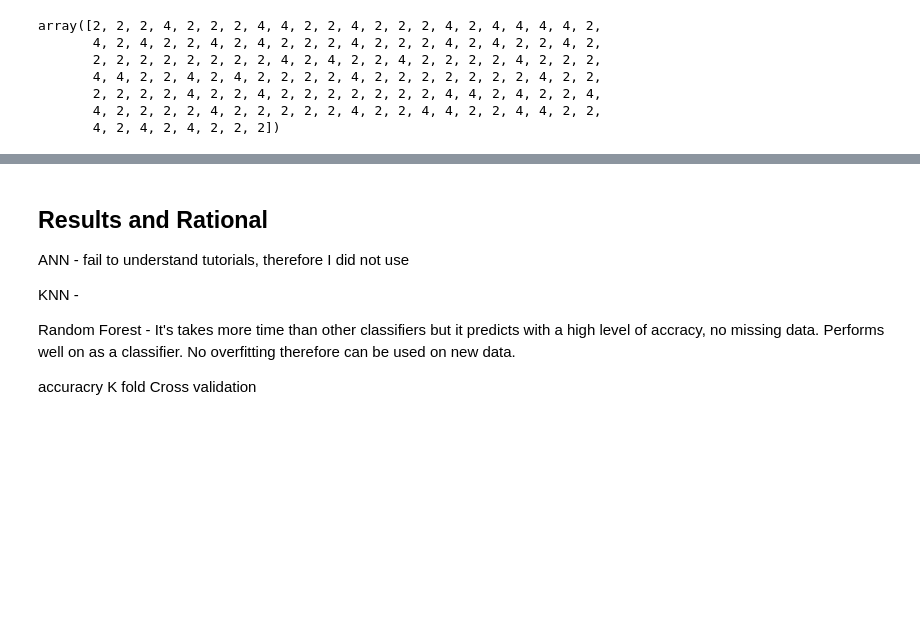
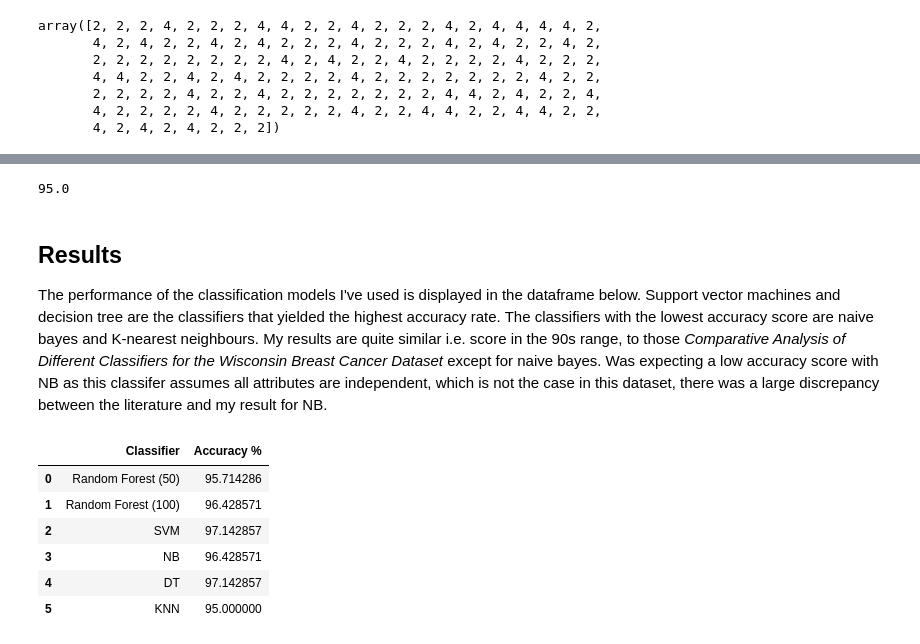
Before and after one commit to kalamkitty/ProgDA_project-2, a Jupyter notebook: PDFA Project 2.ipynb, the cells around one changed output, grey strips where cells are left out. Cells and saved outputs as stored; diff of their text form; code cells hidden in the pictures; blank space fills up the shorter version.

```diff
--- a/PDFA Project 2.ipynb
+++ b/PDFA Project 2.ipynb
@@ -451,6 +479,7 @@ array([2, 2, 2, 4, 2, 2, 2, 4, 4, 2, 2, 4, 2, 2, 2, 4, 2, 4, 4, 4, 4, 2,
        4, 2, 4, 4, 2, 4, 2, 2, 2, 2, 2, 4, 2, 2, 4, 4, 2, 2, 4, 4, 2, 2,
        4, 2, 4, 2, 4, 2, 2, 2])
 # %%
-accuracy_score(y_test, nb_predictions)
-print("Accuracy on test data nb: {:.2f}".format(nb.score(x_test, y_test)))
+y_pred = nb.predict(x_test)
+nbscore = accuracy_score(y_test, y_pred)*100
+print(nbscore)
 # %% [output]
@@ -472,5 +501,7 @@ array([2, 2, 2, 4, 2, 2, 2, 4, 4, 2, 2, 4, 2, 2, 2, 4, 2, 4, 4, 4, 4, 2,
        4, 2, 2, 2, 2, 4, 2, 2, 2, 2, 2, 4, 2, 2, 4, 4, 2, 2, 4, 4, 2, 2,
        4, 2, 4, 2, 4, 2, 2, 2])
 # %%
-print("Accuracy on test data KNN: {:.2f}".format(knn.score(x_test, y_test)))
+y_pred = knn.predict(x_test)
+knnscore = accuracy_score(y_test, y_pred)*100
+print(knnscore)
 # %% [output]
@@ -477,0 +511,6 @@ Accuracy on test data KNN: 0.97
+# %%
+# https://www.w3schools.com/python/python_ml_decision_tree.asp
+dtree = DecisionTreeClassifier()
+dtree = dtree.fit(x_train, y_train)
+dtree_predictions = dtree.predict(x_test)
+dtree_predictions
@@ -478,11 +525,24 @@ Accuracy on test data KNN: 0.97
+# %%
+y_pred = dtree.predict(x_test)
+dtreescore = accuracy_score(y_test, y_pred)*100
+print(dtreescore)
+# %% [output]
+95.0
 # %% [markdown]
+## Results
 
-## Results and Rational
-
-ANN - fail to understand tutorials, therefore I did not use
-
-KNN -
-
-Random Forest - It's takes more time than other classifiers but it predicts with a high level of accracy, no missing data. Performs well on as a classifier.  No overfitting therefore can be used on new data.
-
-accuracry K fold Cross validation
+The performance of the classification models I've used is displayed in the dataframe below. Support vector machines and decision tree are the classifiers that yielded the highest accuracy rate. The classifiers with the lowest accuracy score are naive bayes and K-nearest neighbours. My results are quite similar i.e. score in the 90s range, to those *Comparative Analysis of Different Classifiers for the Wisconsin Breast Cancer Dataset* except for naive bayes. Was expecting a low accuracy score with NB as this classifer assumes all attributes are independent, which is not the case in this dataset, there was a large discrepancy between the literature and my result for NB.
+# %%
+# Accuracy dataframe
+# https://stackoverflow.com/questions/58561297/creating-a-pandas-data-frame-using-already-existing-saved-variables
+Accuracy = pd.DataFrame ({"Classifier": ["Random Forest (50)", "Random Forest (100)", "SVM", "NB","DT","KNN"],
+                         "Accuracy %": [rf1score, rf2score, svmscore, nbscore, knnscore, dtreescore]})
+Accuracy
+# %% [output]
+|  | Classifier | Accuracy % |
+| 0 | Random Forest (50) | 95.714286 |
+| 1 | Random Forest (100) | 96.428571 |
+| 2 | SVM | 97.142857 |
+| 3 | NB | 96.428571 |
+| 4 | DT | 97.142857 |
+| 5 | KNN | 95.000000 |
```
Also changed, not shown: parts of 31 cells of this notebook.
